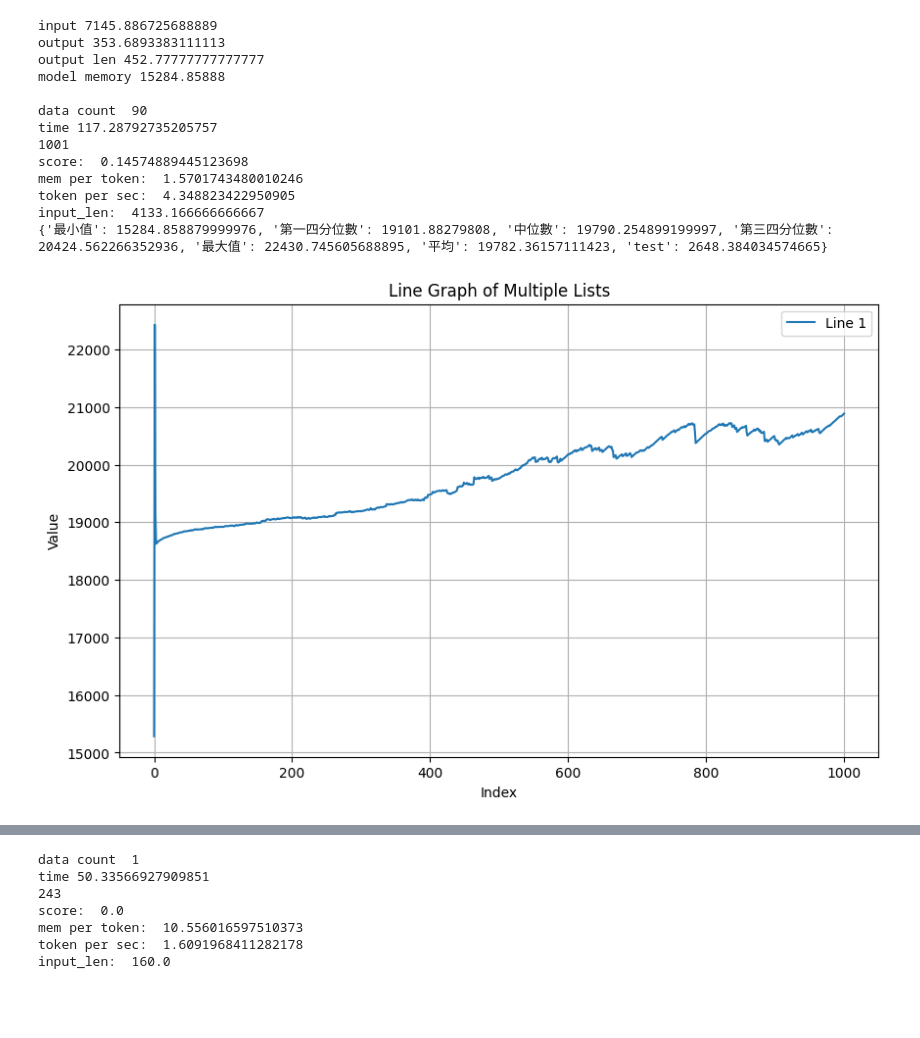
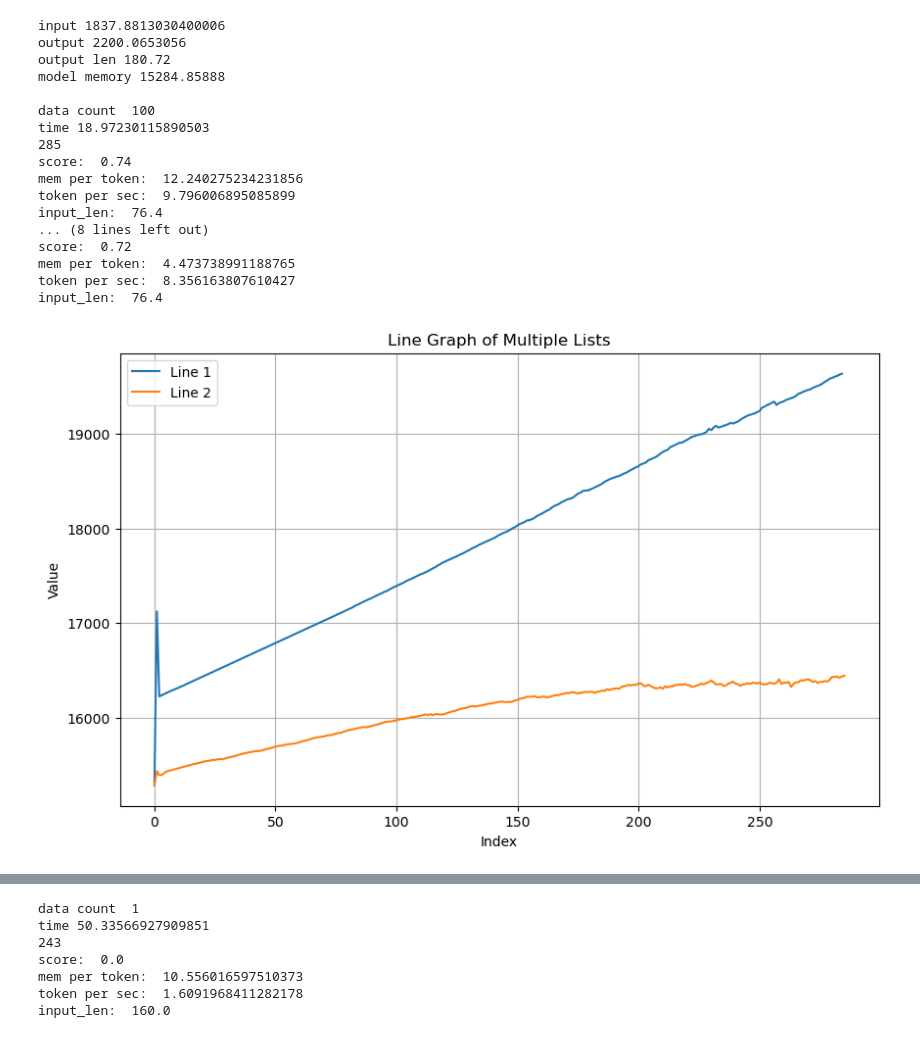
Before and after one commit to brian030128/tridecode, a Jupyter notebook: reproduction/visualization.ipynb, the cells around one changed output, grey strips where cells are left out. Saved outputs shown, nothing was run; the diff lists cells and outputs as text; code cells hidden in the pictures; blank space fills up the shorter version.

```diff
--- a/reproduction/visualization.ipynb
+++ b/reproduction/visualization.ipynb
@@ -138,18 +2,6 @@ def load_qasper() -> datasets.Dataset:
 import json
 from typing import List
 import matplotlib.pyplot as plt
-
-task_type = "QSUM"
-
-match task_type:
-    case "HUMAN_EVAL":
-        ds = load_human_eval()
-    case "SUM":
-        ds = load_cnn_sum()
-    case "QASPER":
-        ds = load_qasper()
-    case "QSUM":
-        ds = load_qsum()
 
 
 def calculate_avg_memory(path: str) -> List[float]:
@@ -181,12 +33,7 @@ def calculate_avg_memory(path: str) -> List[float]:
             model_memory = 15284.85888
             output_len.append(data["output_len"])
 
-            rouge = rouge_scorer.RougeScorer(['rougeL'], use_stemmer=True)
-
-            score = rouge.score(data["output"], ds[i]['answer'])['rougeL'].fmeasure
-            #_, _, F1 = bert_scorer([data["output"]], [ds[i]['answer']], lang="en", verbose=True)
-
-            scores.append(score)
+            scores.append( 1 if int(data["score"]) > 0 else 0 )
             token_lengths.append(len(memory_usage))
             #differences = [usage for usage in memory_usage]
             differences = [usage for usage in memory_usage]
@@ -236,7 +83,6 @@ def calculate_avg_memory(path: str) -> List[float]:
                 count += 1
         avg_mem.append(total/count)
     w = avg_mem[:largest].copy()
-    print(calculate_box_stats(w))
     return avg_mem
 
 def plot(lines: List[List[float]]):
@@ -276,23 +134,28 @@ def write_csv(path, lst):
 # %%
-#origin_avg = calculate_avg_memory(f'/work/u4320956/tree_decoding/benchmark/out/origin/{task_type}/15_1000.jsonl')
-tree_avg = calculate_avg_memory(f'/work/u4320956/tree_decoding/benchmark/out/tree/{task_type}/15_1000.jsonl')
+import os
 
-#plot([origin_avg, tree_avg, ])
-plot([tree_avg, ])
-write_csv(f"15_{task_type}.csv", tree_avg)
+origin_avg = calculate_avg_memory(f'{os.getcwd()}/final_out/{model_type.name}/origin/{task_type.name}/15_1000.jsonl')
+tree_avg = calculate_avg_memory(f'{os.getcwd()}/final_out/{model_type.name}/tree/{task_type.name}/15_1000.jsonl')
+
+plot([origin_avg, tree_avg, ])
+write_csvs(f"9_{task_type}.csv",origin_avg, tree_avg)
 # %% [output]
-input 7145.886725688889
-output 353.6893383111113
-output len 452.77777777777777
+input 1837.8813030400006
+output 2200.0653056
+output len 180.72
 model memory 15284.85888
 
-data count  90
-time 117.28792735205757
-1001
-score:  0.14574889445123698
-mem per token:  1.5701743480010246
-token per sec:  4.348823422950905
-input_len:  4133.166666666667
-{'最小值': 15284.858879999976, '第一四分位數': 19101.88279808, '中位數': 19790.254899199997, '第三四分位數': 20424.562266352936, '最大值': 22430.745605688895, '平均': 19782.36157111423, 'test': 2648.384034574665}
+data count  100
+time 18.97230115890503
+285
+score:  0.74
+mem per token:  12.240275234231856
+token per sec:  9.796006895085899
+input_len:  76.4
+... (8 lines left out)
+score:  0.72
+mem per token:  4.473738991188765
+token per sec:  8.356163807610427
+input_len:  76.4
-[figure, old version]
+[figure, new version]
 # %%
```
Also changed, not shown: parts of 6 cells of this notebook, 18 other files.
